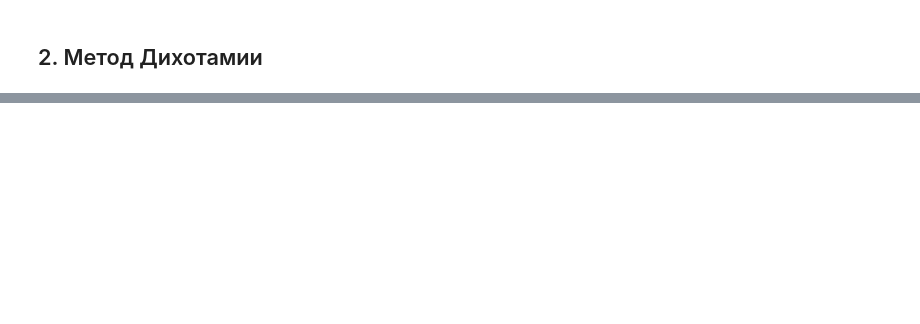
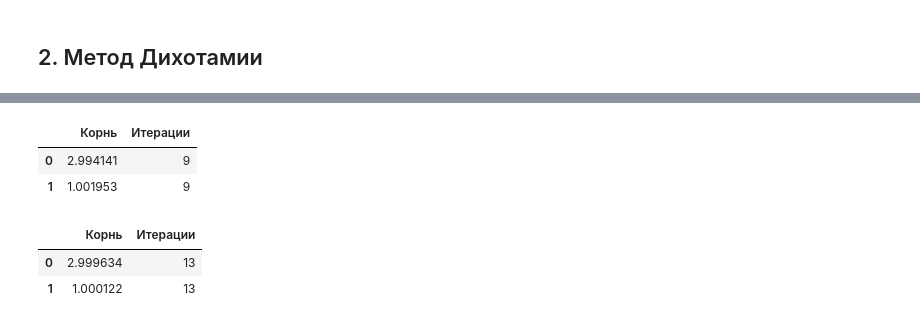
Before and after one commit to andrew3203/NumericalMethods, a Jupyter notebook: NutonsMethod.ipynb, the cells around one changed output, grey strips where cells are left out. Saved outputs shown, nothing was run; the diff lists cells and outputs as text; code cells hidden in the pictures; blank space fills up the shorter version.

```diff
--- a/NutonsMethod.ipynb
+++ b/NutonsMethod.ipynb
@@ -145,0 +109,48 @@ dehotam_simple(func, -5, 4, 0.1)
+# %%
+def dehotami_simple(f, x1, x2, EPS=0.1):
+    t1, t2, = x1, x2
+
+    count = 0
+    while count < 100:
+        count += 1
+        x = (x1 + x2) / 2
+
+        if abs(x1 - x2) < 2*EPS:
+            solver = lambda val: f(val) / (val - x)
+            ans = dehotami_simple(solver, t1, t2, EPS)
+
+            if ans is not None:
+                res = [t for t in ans]
+                res.append([x, count])
+                return res
+            else:
+                return [[x, count],]
+
+        if f(x1)*f(x) <= 0:
+            x2 = x
+        elif f(x2)*f(x) <=0 :
+            x1 = x
+        else:
+            tmp = np.random.random()*(x2-x1) + x1
+            if f(tmp)*f(x1) <= 0:
+                x2 = tmp
+            elif f(tmp)*f(x2) <= 0:
+                x1 = tmp
+
+    return None
+
+EPS = 0.01
+res = dehotami_simple(func, -1, 4, EPS)
+pd.DataFrame(res, index=range(len(res)), columns=['Корнь', 'Итерации'])
+# %% [output]
+|  | Корнь | Итерации |
+| 0 | 2.994141 | 9 |
+| 1 | 1.001953 | 9 |
+# %%
+EPS = 0.001
+res = dehotami_simple(func, -1, 4, EPS)
+pd.DataFrame(res, index=range(len(res)), columns=['Корнь', 'Итерации'])
+# %% [output]
+|  | Корнь | Итерации |
+| 0 | 2.999634 | 13 |
+| 1 | 1.000122 | 13 |
```
Also changed, not shown: parts of 8 cells of this notebook.
